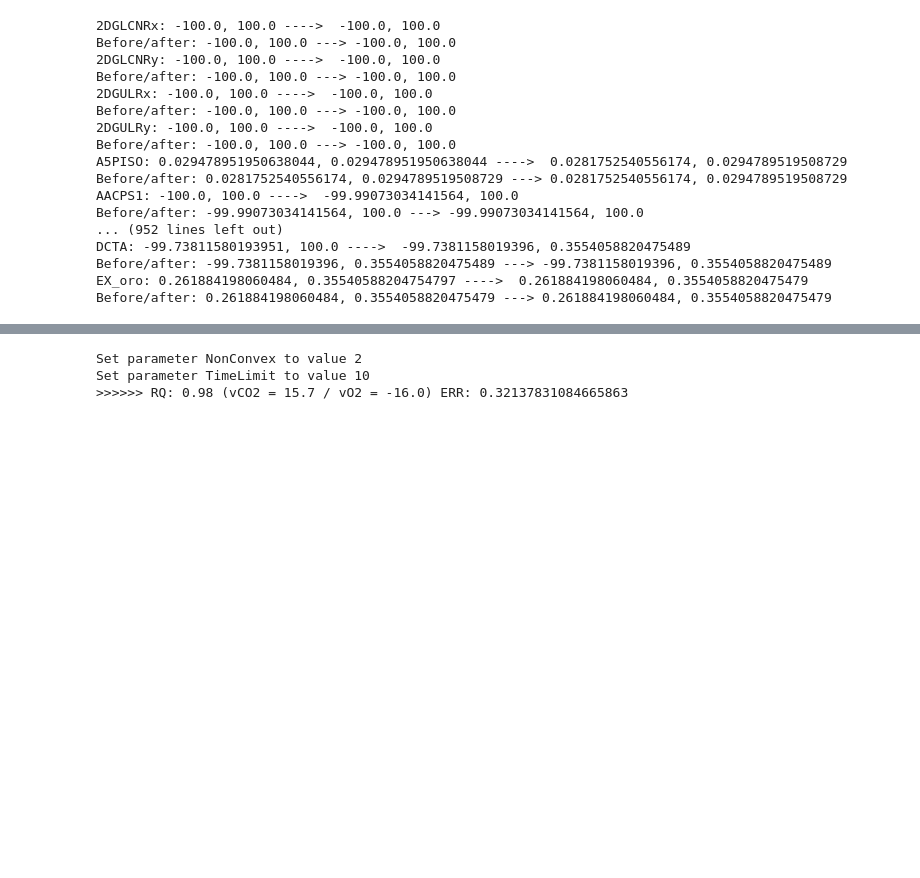
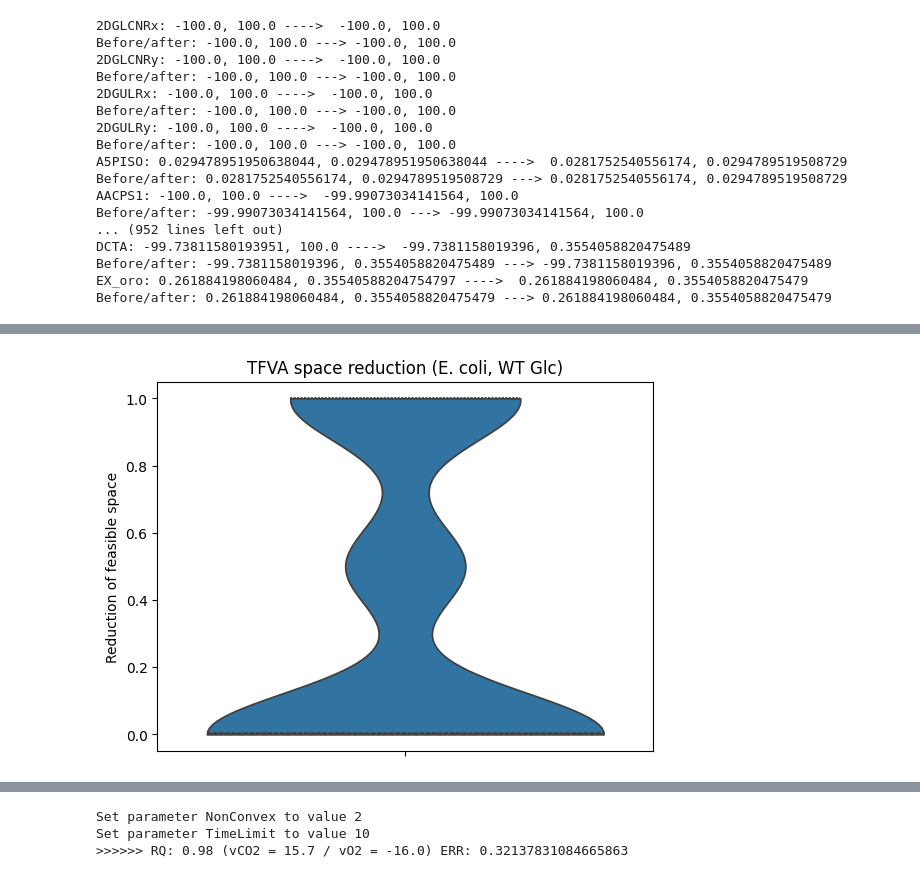
Before and after one commit to lasillje/MSC-Thermo, a Jupyter notebook: ecoli_flux_bounds/tfva_ecoli.ipynb, the cells around one changed output, grey strips where cells are left out. Cells and saved outputs as stored; diff of their text form; code cells hidden in the pictures; blank space fills up the shorter version.

```diff
--- a/ecoli_flux_bounds/tfva_ecoli.ipynb
+++ b/ecoli_flux_bounds/tfva_ecoli.ipynb
@@ -897,3 +1058,7 @@ tfva_run_scenarios_one_model(tmodel_glc, "ecoli", "WT_Glc", "../results/WT_Glc/p
+# %%
+visualize_reduction_violin("results/bounds/complete_ecoli_WT_Glc_before.csv", "results/bounds/complete_ecoli_WT_Glc_tfva.csv", "TFVA space reduction (E. coli, WT Glc)")
+# %% [output]
+[figure, added]
 # %%
 # Now repeat the process for Acetate condition
 tmodel_ace = setup_model(CONDITIONS[1], mets_tva=None)
```
Also changed, not shown: parts of 23 cells of this notebook, 3 other files.
